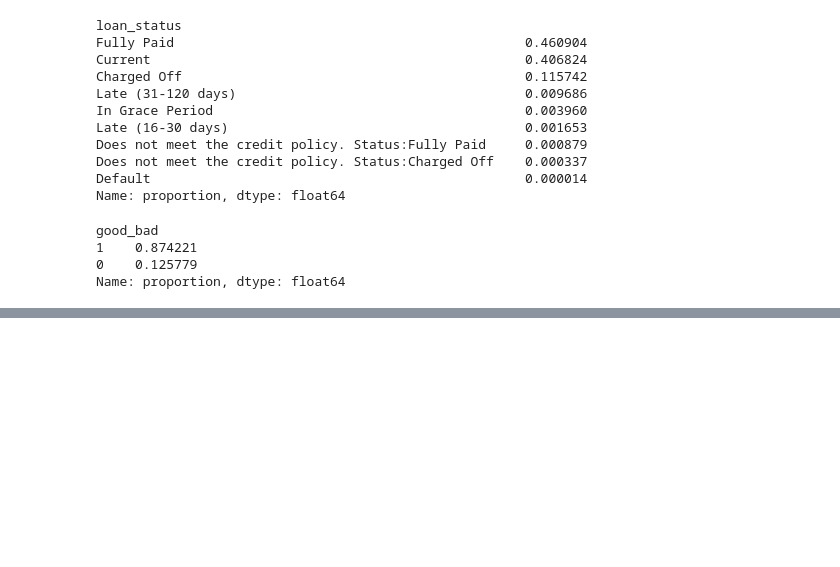
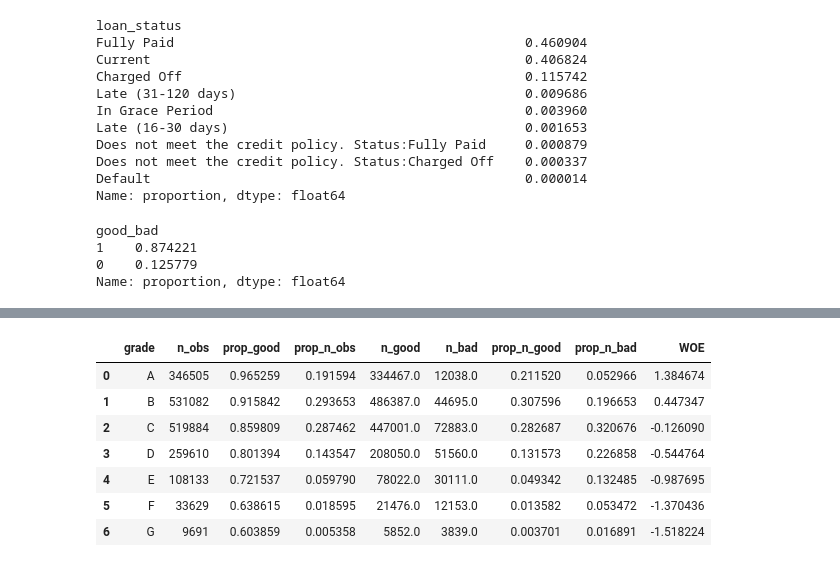
Before and after one commit to ameyaranade95/ecl-credit-risk-lending-club, a Jupyter notebook: notebooks/Importing data into python.ipynb, the cells around one changed output, grey strips where cells are left out. Saved outputs shown, nothing was run; the diff lists cells and outputs as text; code cells hidden in the pictures; blank space fills up the shorter version.

```diff
--- a/notebooks/Importing data into python.ipynb
+++ b/notebooks/Importing data into python.ipynb
@@ -517,0 +631,2 @@ Name: proportion, dtype: float64
+# %%
+df1.columns = [df1.columns.values[0], "n_obs", "prop_good"]
@@ -517,0 +682,12 @@ Name: proportion, dtype: float64
+# %%
+df1['WOE'] = np.log(df1['prop_n_good']/df1['prop_n_bad'])
+df1
+# %% [output]
+|  | grade | n_obs | prop_good | prop_n_obs | n_good | n_bad | prop_n_good | prop_n_bad | WOE |
+| 0 | A | 346505 | 0.965259 | 0.191594 | 334467.0 | 12038.0 | 0.211520 | 0.052966 | 1.384674 |
+| 1 | B | 531082 | 0.915842 | 0.293653 | 486387.0 | 44695.0 | 0.307596 | 0.196653 | 0.447347 |
+| 2 | C | 519884 | 0.859809 | 0.287462 | 447001.0 | 72883.0 | 0.282687 | 0.320676 | -0.126090 |
+| 3 | D | 259610 | 0.801394 | 0.143547 | 208050.0 | 51560.0 | 0.131573 | 0.226858 | -0.544764 |
+| 4 | E | 108133 | 0.721537 | 0.059790 | 78022.0 | 30111.0 | 0.049342 | 0.132485 | -0.987695 |
+| 5 | F | 33629 | 0.638615 | 0.018595 | 21476.0 | 12153.0 | 0.013582 | 0.053472 | -1.370436 |
+| 6 | G | 9691 | 0.603859 | 0.005358 | 5852.0 | 3839.0 | 0.003701 | 0.016891 | -1.518224 |
```
Also changed, not shown: parts of 26 cells of this notebook.
